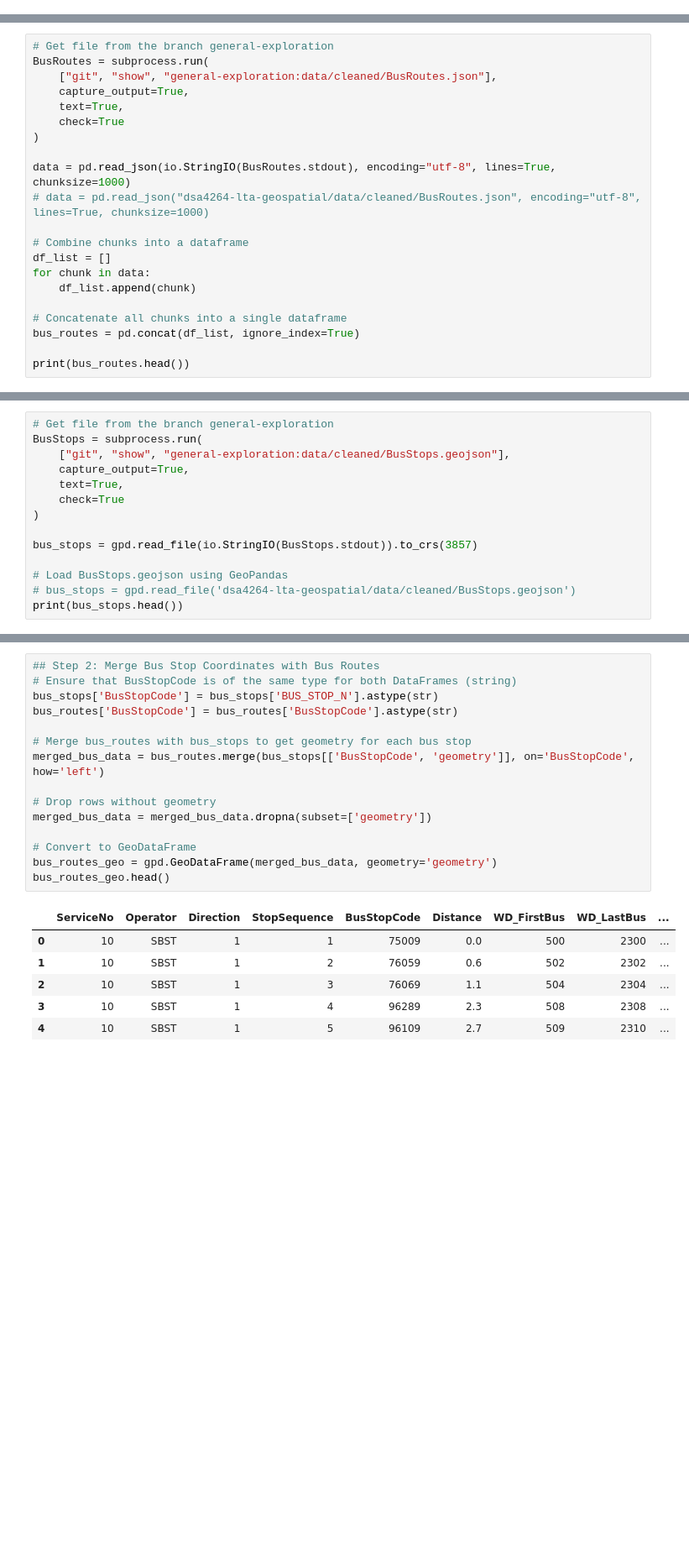
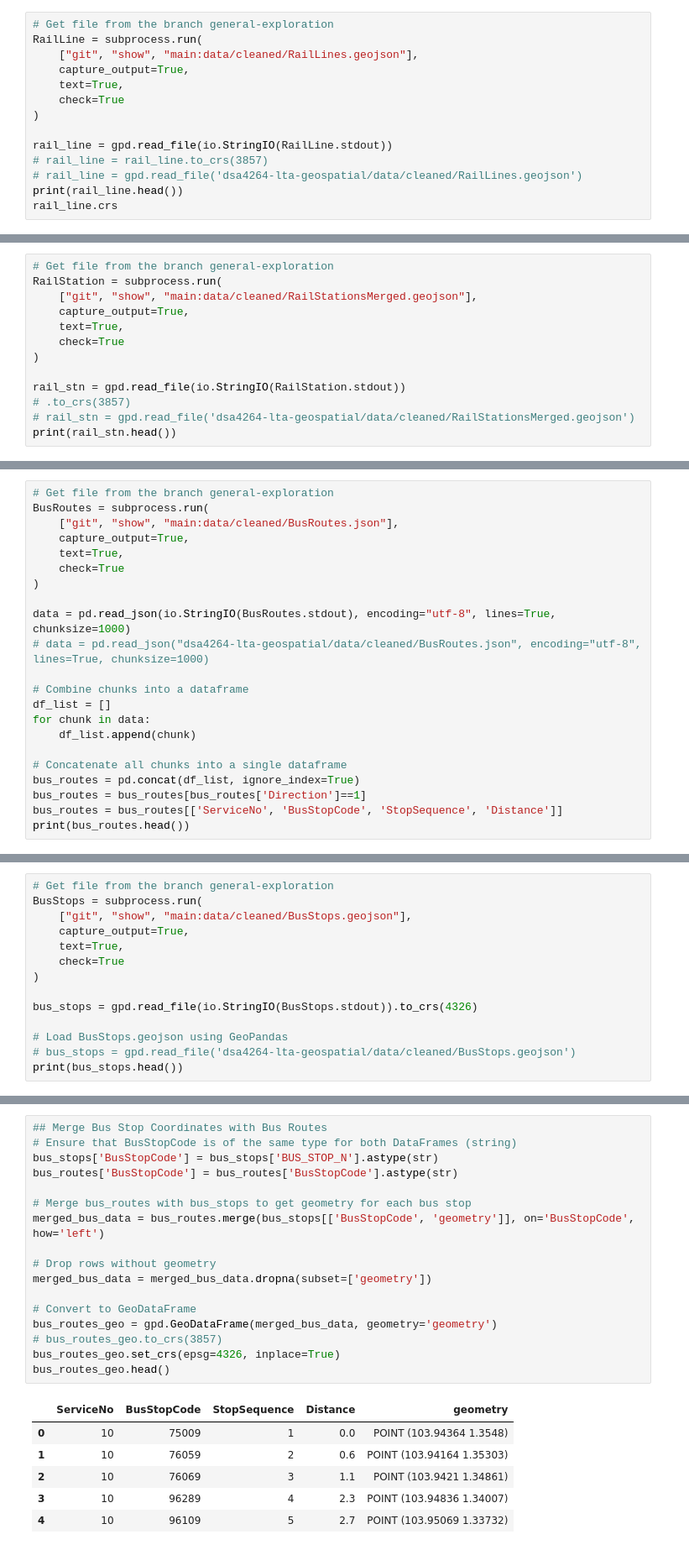
Before and after one commit to ajjajjajjajj/dsa4264-lta-geospatial, a Jupyter notebook: Parallel_Route_kiley.ipynb, the cells around one changed output, grey strips where cells are left out. Shown: that part at 84% size. Cells and saved outputs as stored; diff of their text form; blank space fills up the shorter version.

Commit message:
segment bus routes

```diff
--- a/Parallel_Route_kiley.ipynb
+++ b/Parallel_Route_kiley.ipynb
@@ -10,0 +11,14 @@ import subprocess
+# %%
+# Get file from the branch general-exploration
+RailLine = subprocess.run(
+    ["git", "show", "main:data/cleaned/RailLines.geojson"],
+    capture_output=True,
+    text=True,
+    check=True
+)
+
+rail_line = gpd.read_file(io.StringIO(RailLine.stdout))
+# rail_line = rail_line.to_crs(3857)
+# rail_line = gpd.read_file('dsa4264-lta-geospatial/data/cleaned/RailLines.geojson')
+print(rail_line.head())
+rail_line.crs
@@ -10,0 +50,13 @@ import subprocess
+# %%
+# Get file from the branch general-exploration
+RailStation = subprocess.run(
+    ["git", "show", "main:data/cleaned/RailStationsMerged.geojson"],
+    capture_output=True,
+    text=True,
+    check=True
+)
+
+rail_stn = gpd.read_file(io.StringIO(RailStation.stdout))
+# .to_crs(3857)
+# rail_stn = gpd.read_file('dsa4264-lta-geospatial/data/cleaned/RailStationsMerged.geojson')
+print(rail_stn.head())
@@ -11,7 +86,7 @@ import subprocess
 # %%
 # Get file from the branch general-exploration
 BusRoutes = subprocess.run(
-    ["git", "show", "general-exploration:data/cleaned/BusRoutes.json"],
+    ["git", "show", "main:data/cleaned/BusRoutes.json"],
     capture_output=True,
     text=True,
     check=True
@@ -27,6 +102,7 @@ for chunk in data:
 
 # Concatenate all chunks into a single dataframe
 bus_routes = pd.concat(df_list, ignore_index=True)
-
+bus_routes = bus_routes[bus_routes['Direction']==1]
+bus_routes = bus_routes[['ServiceNo', 'BusStopCode', 'StopSequence', 'Distance']]
 print(bus_routes.head())
 # %% [output]
@@ -46,13 +115,13 @@ print(bus_routes.head())
 # %%
 # Get file from the branch general-exploration
 BusStops = subprocess.run(
-    ["git", "show", "general-exploration:data/cleaned/BusStops.geojson"],
+    ["git", "show", "main:data/cleaned/BusStops.geojson"],
     capture_output=True,
     text=True,
     check=True
 )
 
-bus_stops = gpd.read_file(io.StringIO(BusStops.stdout)).to_crs(3857)
+bus_stops = gpd.read_file(io.StringIO(BusStops.stdout)).to_crs(4326)
 
 # Load BusStops.geojson using GeoPandas
 # bus_stops = gpd.read_file('dsa4264-lta-geospatial/data/cleaned/BusStops.geojson')
@@ -127,22 +136,24 @@ print(rail_stn.head())
 # %%
-## Step 2: Merge Bus Stop Coordinates with Bus Routes
+## Merge Bus Stop Coordinates with Bus Routes
 # Ensure that BusStopCode is of the same type for both DataFrames (string)
 bus_stops['BusStopCode'] = bus_stops['BUS_STOP_N'].astype(str)
 bus_routes['BusStopCode'] = bus_routes['BusStopCode'].astype(str)
 
 # Merge bus_routes with bus_stops to get geometry for each bus stop
 merged_bus_data = bus_routes.merge(bus_stops[['BusStopCode', 'geometry']], on='BusStopCode', how='left')
 
 # Drop rows without geometry
 merged_bus_data = merged_bus_data.dropna(subset=['geometry'])
 
 # Convert to GeoDataFrame
 bus_routes_geo = gpd.GeoDataFrame(merged_bus_data, geometry='geometry')
+# bus_routes_geo.to_crs(3857)
+bus_routes_geo.set_crs(epsg=4326, inplace=True)
 bus_routes_geo.head()
 # %% [output]
-|  | ServiceNo | Operator | Direction | StopSequence | BusStopCode | Distance | WD_FirstBus | WD_LastBus | ... |
-| 0 | 10 | SBST | 1 | 1 | 75009 | 0.0 | 500 | 2300 | ... |
-| 1 | 10 | SBST | 1 | 2 | 76059 | 0.6 | 502 | 2302 | ... |
-| 2 | 10 | SBST | 1 | 3 | 76069 | 1.1 | 504 | 2304 | ... |
-| 3 | 10 | SBST | 1 | 4 | 96289 | 2.3 | 508 | 2308 | ... |
-| 4 | 10 | SBST | 1 | 5 | 96109 | 2.7 | 509 | 2310 | ... |
+|  | ServiceNo | BusStopCode | StopSequence | Distance | geometry |
+| 0 | 10 | 75009 | 1 | 0.0 | POINT (103.94364 1.3548) |
+| 1 | 10 | 76059 | 2 | 0.6 | POINT (103.94164 1.35303) |
+| 2 | 10 | 76069 | 3 | 1.1 | POINT (103.9421 1.34861) |
+| 3 | 10 | 96289 | 4 | 2.3 | POINT (103.94836 1.34007) |
+| 4 | 10 | 96109 | 5 | 2.7 | POINT (103.95069 1.33732) |
```
Also changed, not shown: parts of 27 cells of this notebook.
